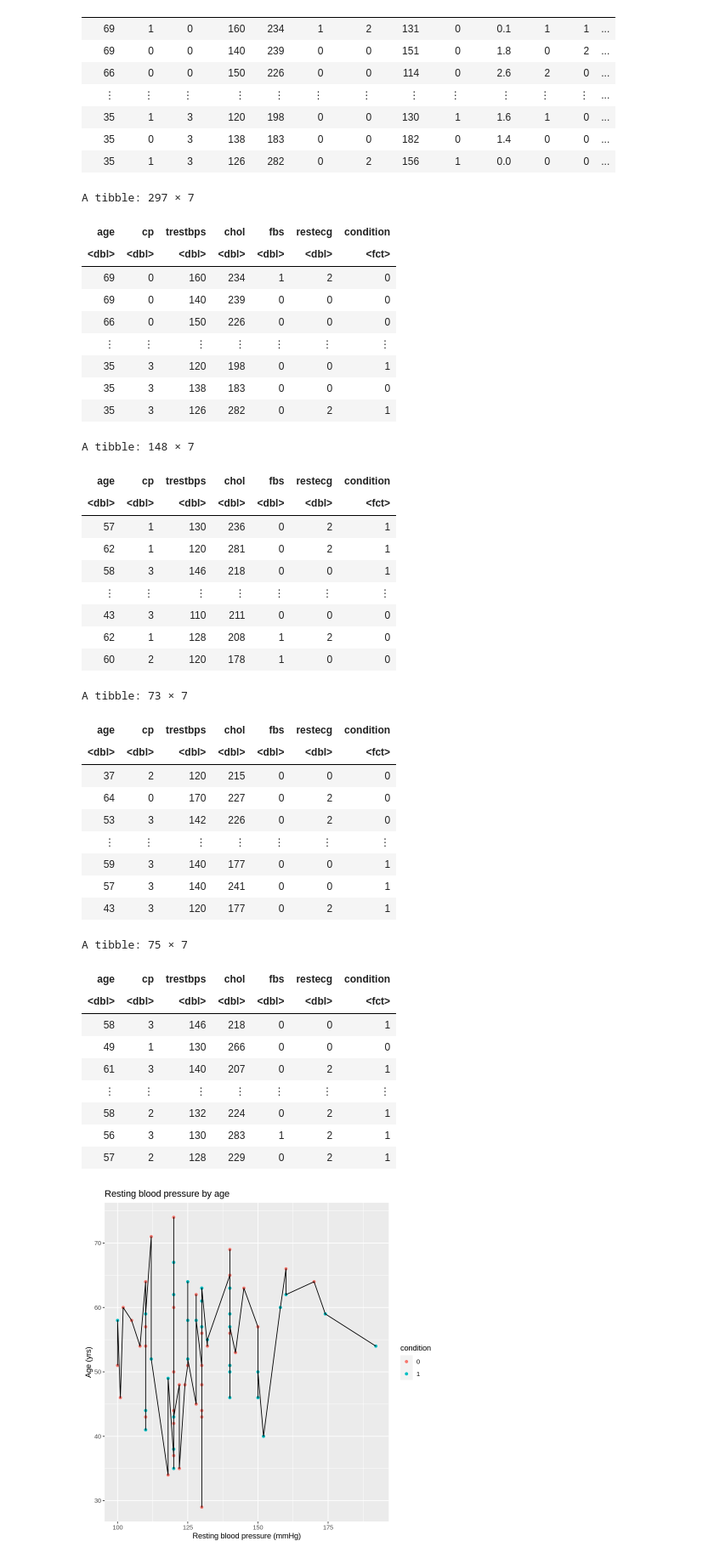
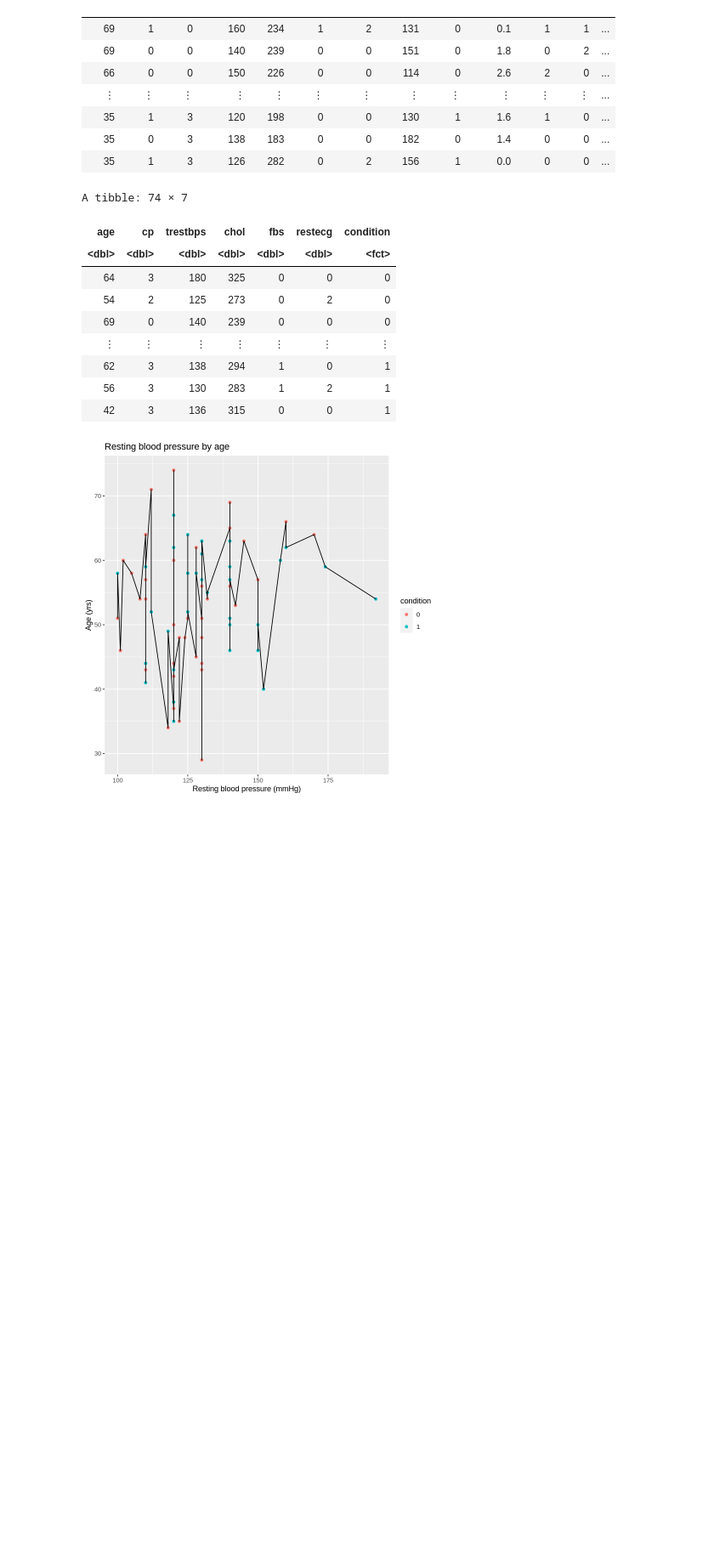
Before and after one commit to LordofSabres/Team_Pineapples_DSCI_100, a Jupyter notebook: projectproposal.ipynb, the cells around one changed output. Shown: that part at 85% size. Drawn from its saved outputs; the diff is of its cells as text; code cells hidden in the pictures; blank space fills up the shorter version.

Commit message:
Cleaned up tables, ready for submission

```diff
--- a/projectproposal.ipynb
+++ b/projectproposal.ipynb
@@ -49,58 +49,33 @@ A tibble: 297 × 14
 | 35 | 1 | 3 | 126 | 282 | 0 | 2 | 156 | 1 | 0.0 | 0 | 0 | ... |
 # %%
 data_filter <- data |>
-select(age, cp, trestbps, chol, fbs, restecg, condition)
-data_filter
+    select(age, cp, trestbps, chol, fbs, restecg, condition)
+#data_filter
+
 data_slice <- data_filter |>
-slice_sample(prop=0.5)
-data_slice
+    slice_sample(prop=0.5)
+#data_slice
+
 data_split <- data_slice |>
-initial_split(prop = 0.5, strata = condition)
+    initial_split(prop = 0.5, strata = condition)
+
 data_train <- training(data_split)
 data_testing <- testing(data_split)
+
 data_train
-data_testing
+
+#data_testing
 # %% [output]
-A tibble: 297 × 7
+A tibble: 74 × 7
 | age | cp | trestbps | chol | fbs | restecg | condition |
 | <dbl> | <dbl> | <dbl> | <dbl> | <dbl> | <dbl> | <fct> |
-| 69 | 0 | 160 | 234 | 1 | 2 | 0 |
+| 64 | 3 | 180 | 325 | 0 | 0 | 0 |
+| 54 | 2 | 125 | 273 | 0 | 2 | 0 |
 | 69 | 0 | 140 | 239 | 0 | 0 | 0 |
-| 66 | 0 | 150 | 226 | 0 | 0 | 0 |
 | ⋮ | ⋮ | ⋮ | ⋮ | ⋮ | ⋮ | ⋮ |
-| 35 | 3 | 120 | 198 | 0 | 0 | 1 |
-| 35 | 3 | 138 | 183 | 0 | 0 | 0 |
-| 35 | 3 | 126 | 282 | 0 | 2 | 1 |
+| 62 | 3 | 138 | 294 | 1 | 0 | 1 |
+| 56 | 3 | 130 | 283 | 1 | 2 | 1 |
+| 42 | 3 | 136 | 315 | 0 | 0 | 1 |
-A tibble: 148 × 7
-| age | cp | trestbps | chol | fbs | restecg | condition |
-| <dbl> | <dbl> | <dbl> | <dbl> | <dbl> | <dbl> | <fct> |
-| 57 | 1 | 130 | 236 | 0 | 2 | 1 |
-| 62 | 1 | 120 | 281 | 0 | 2 | 1 |
-| 58 | 3 | 146 | 218 | 0 | 0 | 1 |
-| ⋮ | ⋮ | ⋮ | ⋮ | ⋮ | ⋮ | ⋮ |
-| 43 | 3 | 110 | 211 | 0 | 0 | 0 |
-| 62 | 1 | 128 | 208 | 1 | 2 | 0 |
-| 60 | 2 | 120 | 178 | 1 | 0 | 0 |
-A tibble: 73 × 7
-| age | cp | trestbps | chol | fbs | restecg | condition |
-| <dbl> | <dbl> | <dbl> | <dbl> | <dbl> | <dbl> | <fct> |
-| 37 | 2 | 120 | 215 | 0 | 0 | 0 |
-| 64 | 0 | 170 | 227 | 0 | 2 | 0 |
-| 53 | 3 | 142 | 226 | 0 | 2 | 0 |
-| ⋮ | ⋮ | ⋮ | ⋮ | ⋮ | ⋮ | ⋮ |
-| 59 | 3 | 140 | 177 | 0 | 0 | 1 |
-| 57 | 3 | 140 | 241 | 0 | 0 | 1 |
-| 43 | 3 | 120 | 177 | 0 | 2 | 1 |
-A tibble: 75 × 7
-| age | cp | trestbps | chol | fbs | restecg | condition |
-| <dbl> | <dbl> | <dbl> | <dbl> | <dbl> | <dbl> | <fct> |
-| 58 | 3 | 146 | 218 | 0 | 0 | 1 |
-| 49 | 1 | 130 | 266 | 0 | 0 | 0 |
-| 61 | 3 | 140 | 207 | 0 | 2 | 1 |
-| ⋮ | ⋮ | ⋮ | ⋮ | ⋮ | ⋮ | ⋮ |
-| 58 | 2 | 132 | 224 | 0 | 2 | 1 |
-| 56 | 3 | 130 | 283 | 1 | 2 | 1 |
-| 57 | 2 | 128 | 229 | 0 | 2 | 1 |
 # %%
 training_plot <- ggplot(data_train, aes(x=trestbps, y=age)) +
     geom_point(aes(colour=condition)) +
```
